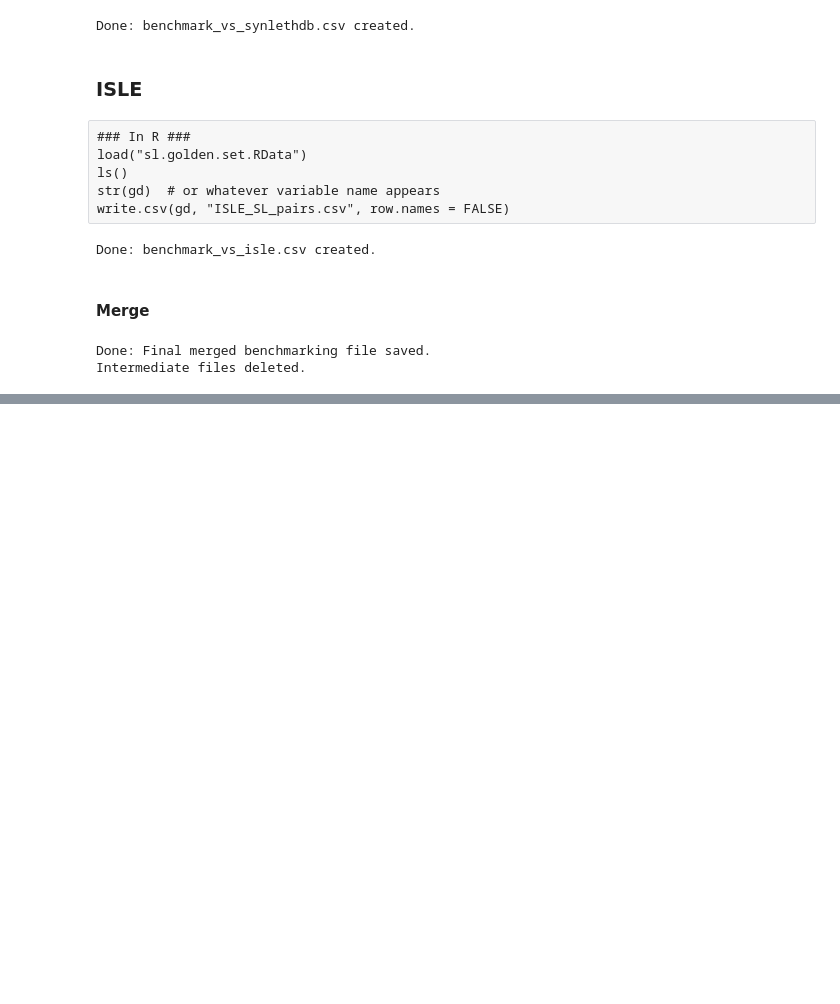
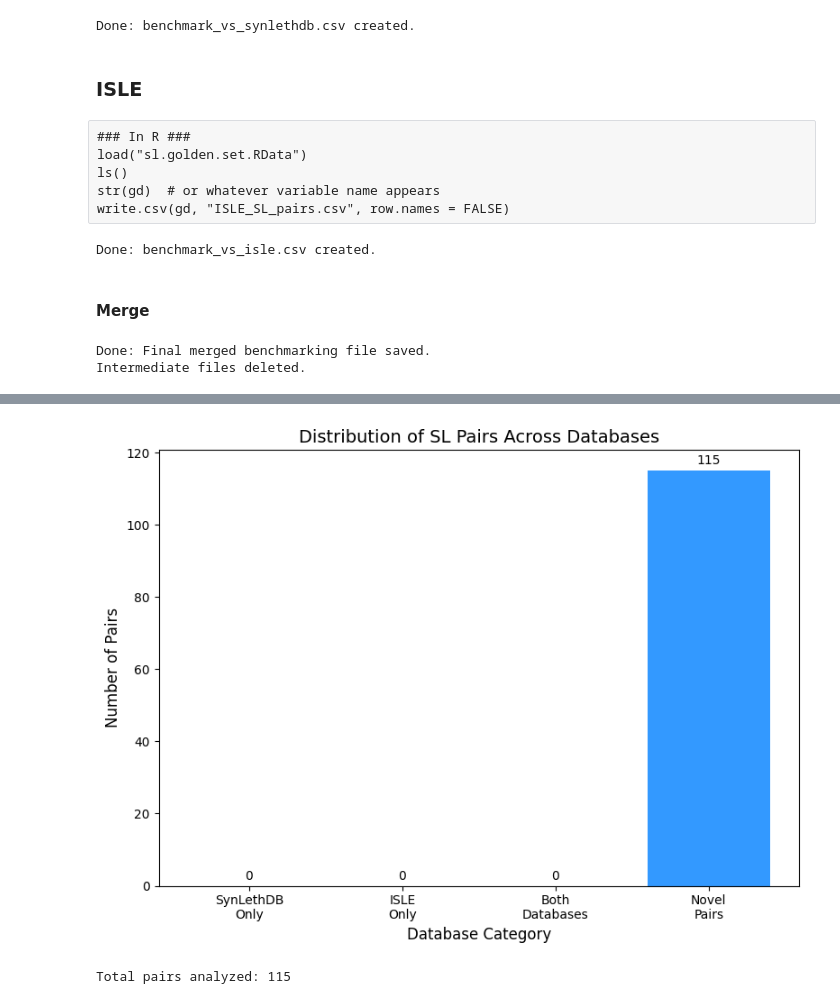
Before and after one commit to faith-ogun/bioslate-hgsoc-core, a Jupyter notebook: notebooks/benchmarking_hits.ipynb, the cells around one changed output, grey strips where cells are left out. Cells and saved outputs as stored; diff of their text form; code cells hidden in the pictures; blank space fills up the shorter version.

```diff
--- a/notebooks/benchmarking_hits.ipynb
+++ b/notebooks/benchmarking_hits.ipynb
@@ -137,0 +167,38 @@ Intermediate files deleted.
+# %%
+import pandas as pd
+from matplotlib import pyplot as plt
+
+# Load data
+merged = pd.read_csv("../results/benchmark_vs_synlethdb_and_isle.csv")
+
+# Calculate counts
+synleth_only = len(merged[merged['In_SynLethDB'] & ~merged['In_ISLE']])
+isle_only = len(merged[~merged['In_SynLethDB'] & merged['In_ISLE']])
+both_dbs = len(merged[merged['In_SynLethDB'] & merged['In_ISLE']])
+novel = len(merged[~merged['In_SynLethDB'] & ~merged['In_ISLE']])
+
+# Create bar chart
+categories = ['SynLethDB\nOnly', 'ISLE\nOnly', 'Both\nDatabases', 'Novel\nPairs']
+counts = [synleth_only, isle_only, both_dbs, novel]
+
+# Define colors for each bar
+colors = ['#e6f3ff', '#99d6ff', '#4db8ff', '#0080ff']  # Light to dark blues
+
+plt.figure(figsize=(8, 6))
+bars = plt.bar(categories, counts, color=colors, alpha=0.8)
+
+# Add count labels on bars
+for bar, count in zip(bars, counts):
+    plt.text(bar.get_x() + bar.get_width()/2, bar.get_height() + 1,
+             str(count), ha='center', va='bottom')
+
+plt.title("Distribution of SL Pairs Across Databases", fontsize=14)
+plt.ylabel("Number of Pairs", fontsize=12)
+plt.xlabel("Database Category", fontsize=12)
+plt.tight_layout()
+plt.show()
+
+print(f"Total pairs analyzed: {sum(counts)}")
+# %% [output]
+[figure, added]
+Total pairs analyzed: 115
```
Also changed, not shown: parts of 5 cells of this notebook, 22 other files.
